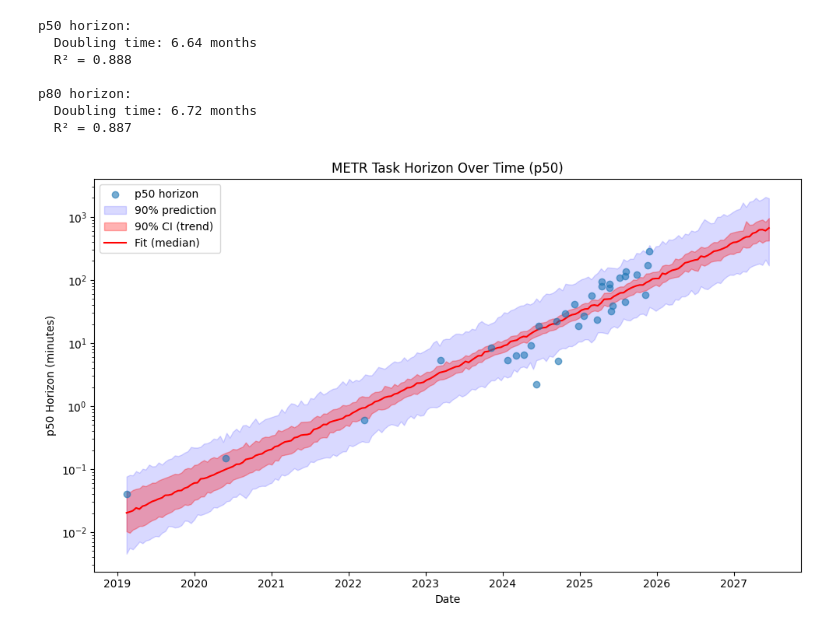
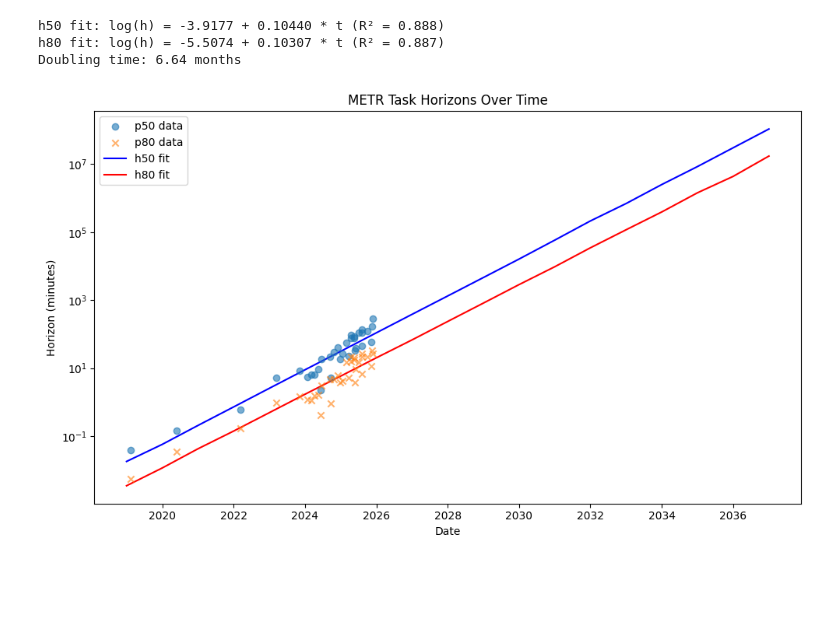
Before and after one commit to danwahl/robotics-2037, a Jupyter notebook: main.ipynb, the cells around one changed output. Drawn from its saved outputs; the diff is of its cells as text; code cells hidden in the pictures; blank space fills up the shorter version.

Commit message:
Update METR model to estimate logistic success by task time and year

```diff
--- a/main.ipynb
+++ b/main.ipynb
@@ -7,64 +9,51 @@ import numpy as np
 from metr import fit_metr, load_metr_data
 # %%
 df = load_metr_data("data/benchmark_results.yaml")
+fit = fit_metr(df)
 
-fit_p50 = fit_metr(df, horizon="p50")
-fit_p80 = fit_metr(df, horizon="p80")
-
-print("p50 horizon:")
-print(f"  Doubling time: {fit_p50.doubling_time_months:.2f} months")
-print(f"  R² = {fit_p50.r_squared:.3f}")
-print()
-print("p80 horizon:")
-print(f"  Doubling time: {fit_p80.doubling_time_months:.2f} months")
-print(f"  R² = {fit_p80.r_squared:.3f}")
+print(
+    f"h50 fit: log(h) = {fit.intercept_50:.4f} + {fit.slope_50:.5f} * t "
+    f"(R² = {fit.r_squared_50:.3f})"
+)
+print(
+    f"h80 fit: log(h) = {fit.intercept_80:.4f} + {fit.slope_80:.5f} * t "
+    f"(R² = {fit.r_squared_80:.3f})"
+)
+print(f"Doubling time: {fit.doubling_time_months:.2f} months")
 # %% [output]
-p50 horizon:
-  Doubling time: 6.64 months
-  R² = 0.888
-
-p80 horizon:
-  Doubling time: 6.72 months
-  R² = 0.887
+h50 fit: log(h) = -3.9177 + 0.10440 * t (R² = 0.888)
+h80 fit: log(h) = -5.5074 + 0.10307 * t (R² = 0.887)
+Doubling time: 6.64 months
 # %%
-fit = fit_p50  # Change to fit_p80 to plot p80 horizon
-horizon_col = f"{fit.horizon_type}_horizon"
+years = range(fit.base_date.year, 2038)
+dates = [date(y, 1, 1) for y in years]
+t_months = [(d - fit.base_date).days / 30.44 for d in dates]
+n_samples = 500
 
+# %% Cell 4 - Plot h50 and h80 over time
 fig, ax = plt.subplots(figsize=(10, 6))
 
 # Data points
-ax.scatter(
-    df["release_date"], df[horizon_col], alpha=0.6, label=f"{fit.horizon_type} horizon", zorder=3
-)
+ax.scatter(df["release_date"], df["p50_horizon"], alpha=0.6, label="p50 data", zorder=3)
+ax.scatter(df["release_date"], df["p80_horizon"], alpha=0.6, label="p80 data", zorder=3, marker="x")
 
-# Fit line with uncertainty bands
-t_range = np.linspace(0, 100, 200)
-dates = [date.fromordinal(fit.base_date.toordinal() + int(t * 30.44)) for t in t_range]
+# Sample horizons at each date
+h50_samples = np.array([fit.sample_horizons(t, n=n_samples)[0] for t in t_months])
+h80_samples = np.array([fit.sample_horizons(t, n=n_samples)[1] for t in t_months])
 
-n_samples = 500
+h50_median = np.median(h50_samples, axis=1)
+h80_median = np.median(h80_samples, axis=1)
 
-# Prediction interval (includes residual variance - should cover ~90% of data)
-pred_horizons = np.array([fit.horizon_at_prediction(t, n=n_samples) for t in t_range])
-pred_p5 = np.percentile(pred_horizons, 5, axis=1)
-pred_p95 = np.percentile(pred_horizons, 95, axis=1)
-ax.fill_between(dates, pred_p5, pred_p95, alpha=0.15, color="blue", label="90% prediction")
-
-# Confidence interval for trend (uncertainty in fit parameters only)
-trend_horizons = np.array([fit.horizon_at(t, n=n_samples) for t in t_range])
-median = np.median(trend_horizons, axis=1)
-trend_p5 = np.percentile(trend_horizons, 5, axis=1)
-trend_p95 = np.percentile(trend_horizons, 95, axis=1)
-ax.fill_between(dates, trend_p5, trend_p95, alpha=0.3, color="red", label="90% CI (trend)")
-
-ax.plot(dates, median, "r-", label="Fit (median)")
+ax.plot(dates, h50_median, "b-", label="h50 fit")
+ax.plot(dates, h80_median, "r-", label="h80 fit")
 
 ax.set_yscale("log")
 ax.set_xlabel("Date")
-ax.set_ylabel(f"{fit.horizon_type} Horizon (minutes)")
-ax.set_title(f"METR Task Horizon Over Time ({fit.horizon_type})")
+ax.set_ylabel("Horizon (minutes)")
+ax.set_title("METR Task Horizons Over Time")
 ax.legend()
 plt.tight_layout()
 plt.show()
 # %% [output]
-[figure, old version]
+[figure, new version]
 # %%
```
Also changed, not shown: parts of 4 cells of this notebook, 2 other files.
